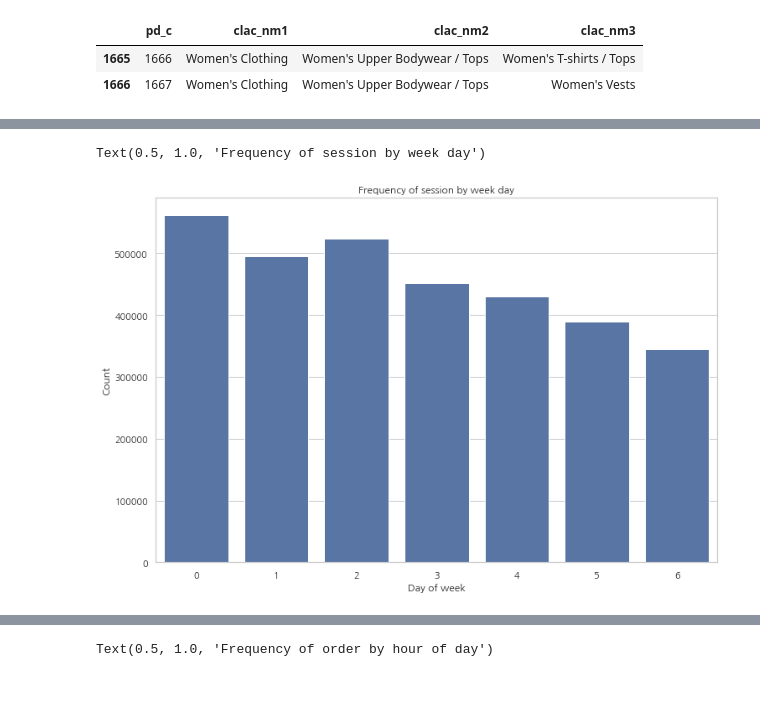
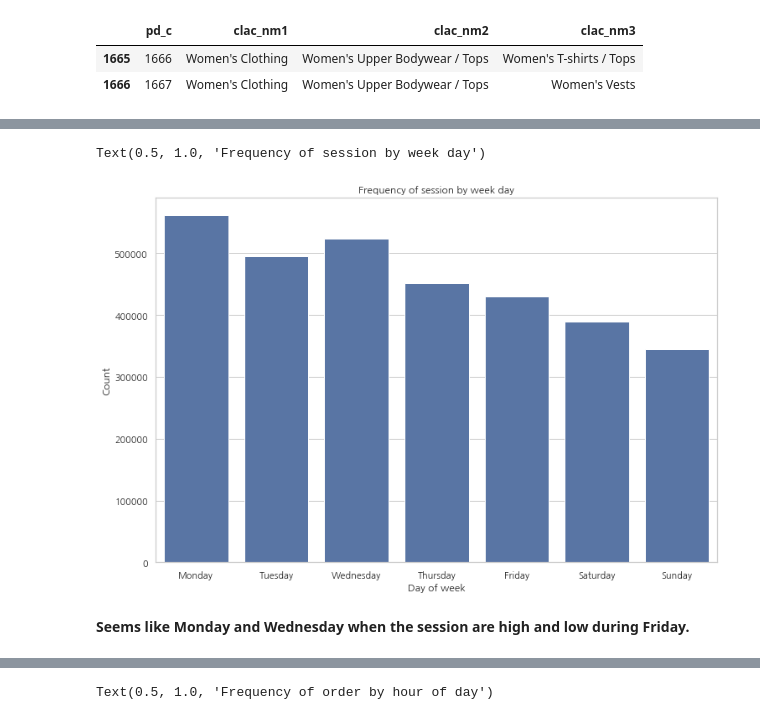
Before and after one commit to hojisu/recommendation-project, a Jupyter notebook: EDA-dayofweek-hour.ipynb, the cells around one changed output, grey strips where cells are left out. Saved outputs shown, nothing was run; the diff lists cells and outputs as text; code cells hidden in the pictures; blank space fills up the shorter version.

```diff
--- a/EDA-dayofweek-hour.ipynb
+++ b/EDA-dayofweek-hour.ipynb
@@ -38,3 +38,4 @@ df_product.tail(2)
 | 1666 | 1667 | Women's Clothing | Women's Upper Bodywear / Tops | Women's Vests |
 # %%
 df_action['sess_dt_dow'] = df_action.sess_dt.dt.dayofweek
+df_action['sess_dt_dow_name'] = df_action.sess_dt.dt.weekday_name
@@ -47,9 +45,11 @@ df_action.tail(2)
 # %%
 plt.figure(figsize=(12,8))
-sns.countplot(x="sess_dt_dow", data=df_action, color=color[0])
+sns.countplot(x="sess_dt_dow_name", order=['Monday','Tuesday','Wednesday','Thursday','Friday','Saturday', 'Sunday'], data=df_action, color=color[0])
 plt.ylabel('Count', fontsize=12)
 plt.xlabel('Day of week', fontsize=12)
 plt.title('Frequency of session by week day')
 # %% [output]
 Text(0.5, 1.0, 'Frequency of session by week day')
-[figure, old version]
+[figure, new version]
+# %% [markdown]
+**Seems like Monday and Wednesday when the session are high and low during Friday.**
```
Also changed, not shown: parts of 18 cells of this notebook, 1 other file.
